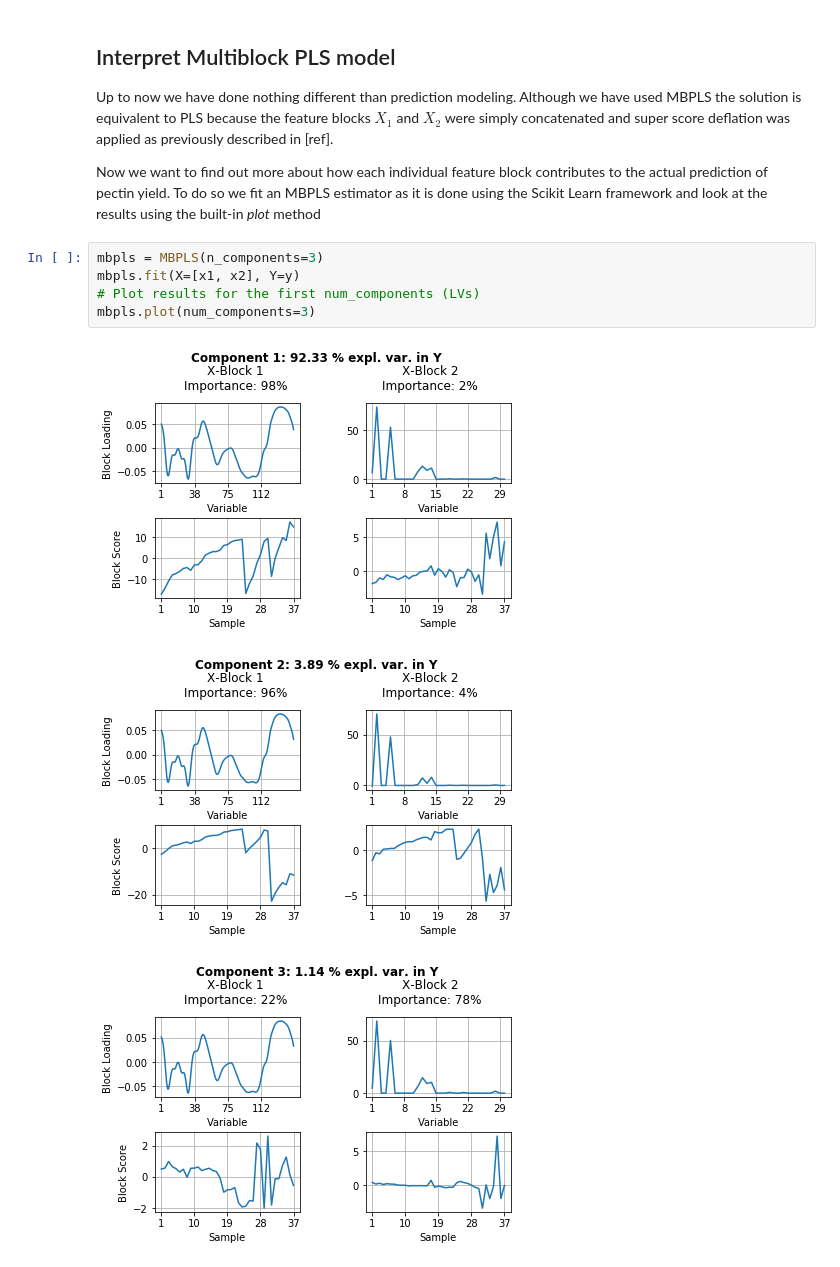
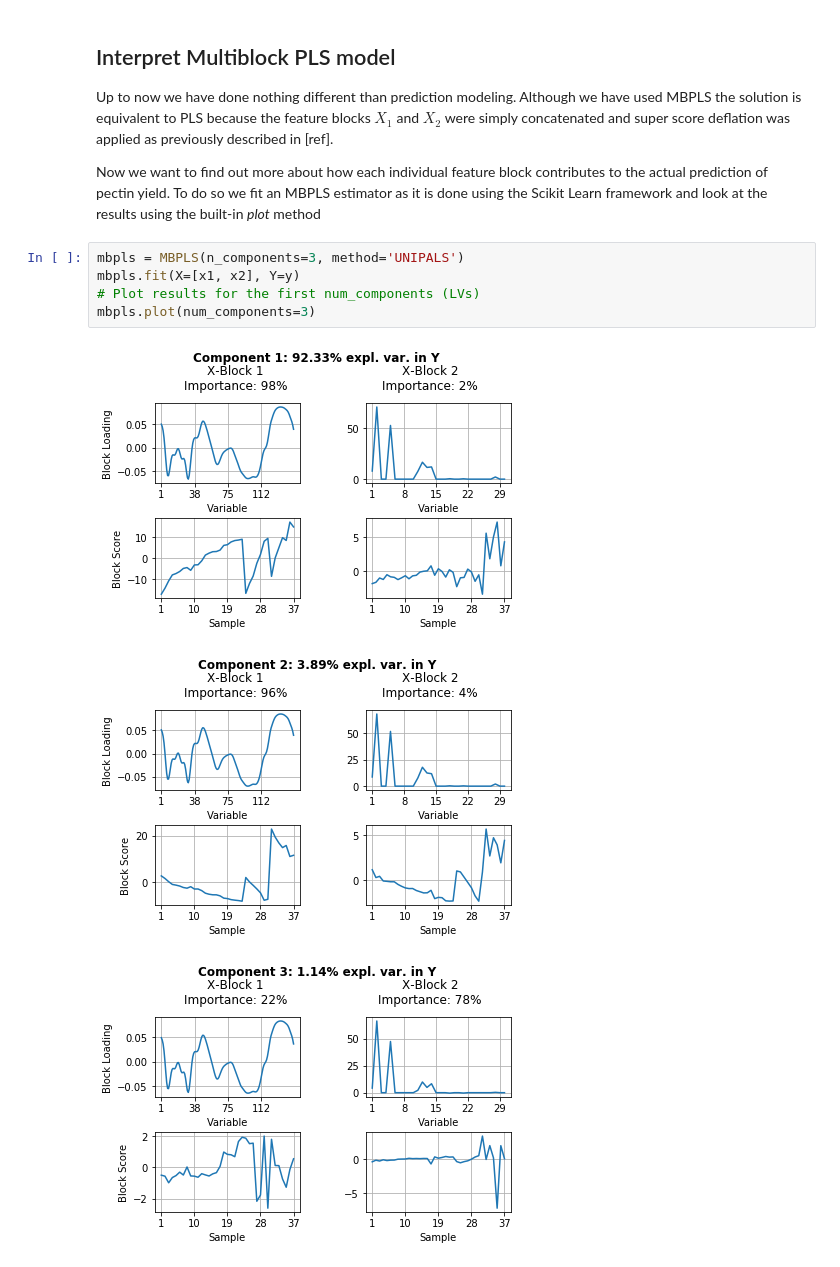
Before and after one commit to DTUComputeStatisticsAndDataAnalysis/MBPLS, a Jupyter notebook: examples/MBPLS_intro/MultiblockPLS_PectinYield.ipynb, the cells around one changed output. Cells and saved outputs as stored; diff of their text form.

```diff
--- a/examples/MBPLS_intro/MultiblockPLS_PectinYield.ipynb
+++ b/examples/MBPLS_intro/MultiblockPLS_PectinYield.ipynb
@@ -75,12 +76,12 @@ Up to now we have done nothing different than prediction modeling. Although we h
 
 Now we want to find out more about how each individual feature block contributes to the actual prediction of pectin yield. To do so we fit an MBPLS estimator as it is done using the Scikit Learn framework and look at the results using the built-in *plot* method
 # %%
-mbpls = MBPLS(n_components=3)
+mbpls = MBPLS(n_components=3, method='UNIPALS')
 mbpls.fit(X=[x1, x2], Y=y)
 # Plot results for the first num_components (LVs)
 mbpls.plot(num_components=3)
 # %% [output]
 [figure]
-[figure, old version]
+[figure, new version]
-[figure, old version]
+[figure, new version]
 [figure]
```
Also changed, not shown: parts of 12 cells of this notebook.
